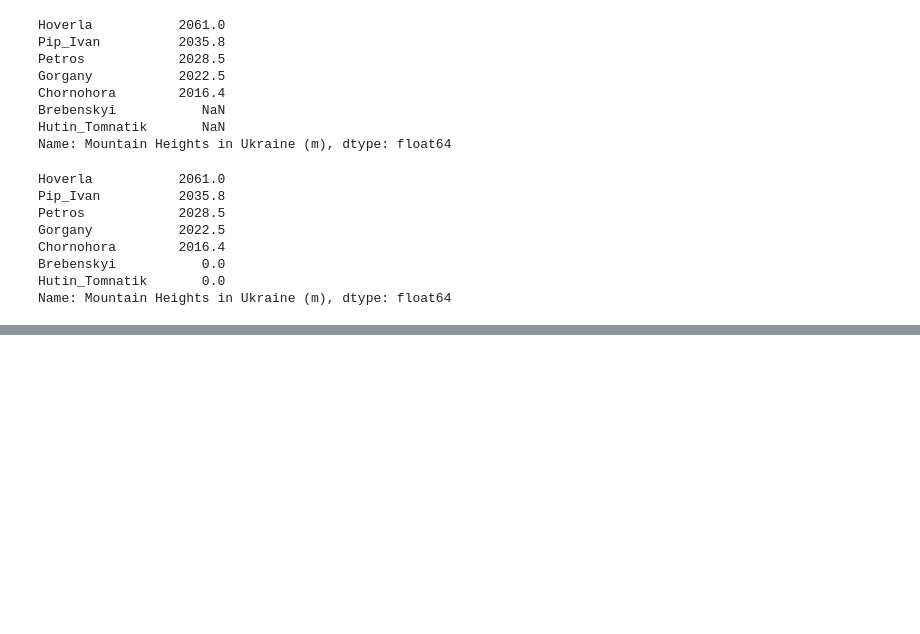
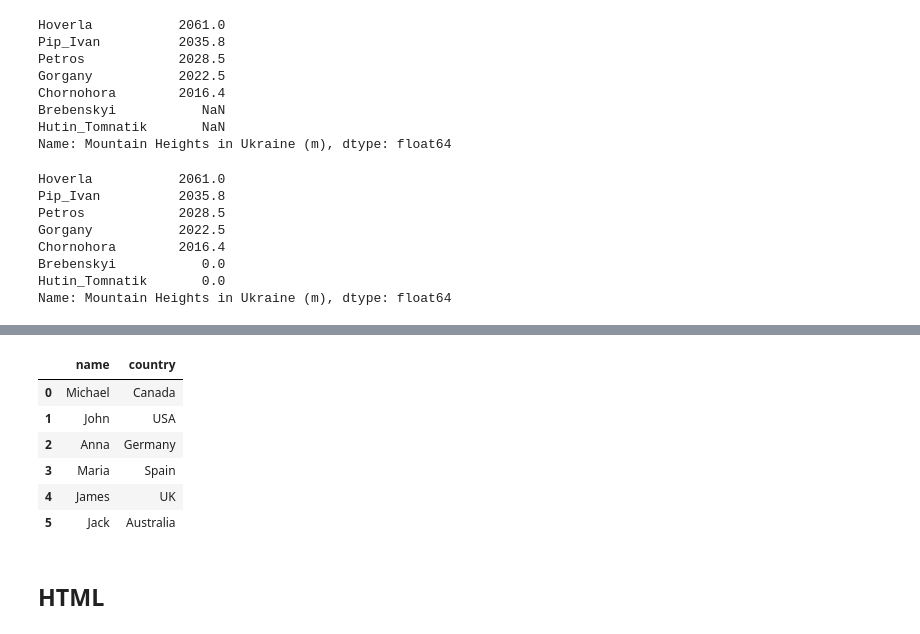
Before and after one commit to SiracencoSerghei/DataScienceHW, a Jupyter notebook: example_kaggle/les_2/les_2_1_kees.ipynb, the cells around one changed output, grey strips where cells are left out. Saved outputs shown, nothing was run; the diff lists cells and outputs as text; code cells hidden in the pictures; blank space fills up the shorter version.

```diff
--- a/example_kaggle/les_2/les_2_1_kees.ipynb
+++ b/example_kaggle/les_2/les_2_1_kees.ipynb
@@ -378,0 +447,5 @@ dtype: float64
+# %%
+employees = pd.read_json(
+    os.path.join(os.getcwd(), "names_countries.json"), orient="split"
+)
+print(employees)  # print the DataFrame loaded from json file
@@ -378,0 +464,3 @@ dtype: float64
+# %%
+new_employees = pd.DataFrame.from_dict({"name": ["Jack"], "country": ["Australia"]})
+print(new_employees)  # print the new DataFrame
@@ -378,0 +474,3 @@ dtype: float64
+# %%
+new_df = pd.concat([employees, new_employees], ignore_index=True)
+print(new_df)
@@ -378,0 +485,13 @@ dtype: float64
+# %%
+new_df.reset_index(drop=True)
+new_df
+# %% [output]
+|  | name | country |
+| 0 | Michael | Canada |
+| 1 | John | USA |
+| 2 | Anna | Germany |
+| 3 | Maria | Spain |
+| 4 | James | UK |
+| 5 | Jack | Australia |
+# %% [markdown]
+## HTML
```
Also changed, not shown: parts of 42 cells of this notebook, 4 other files.
